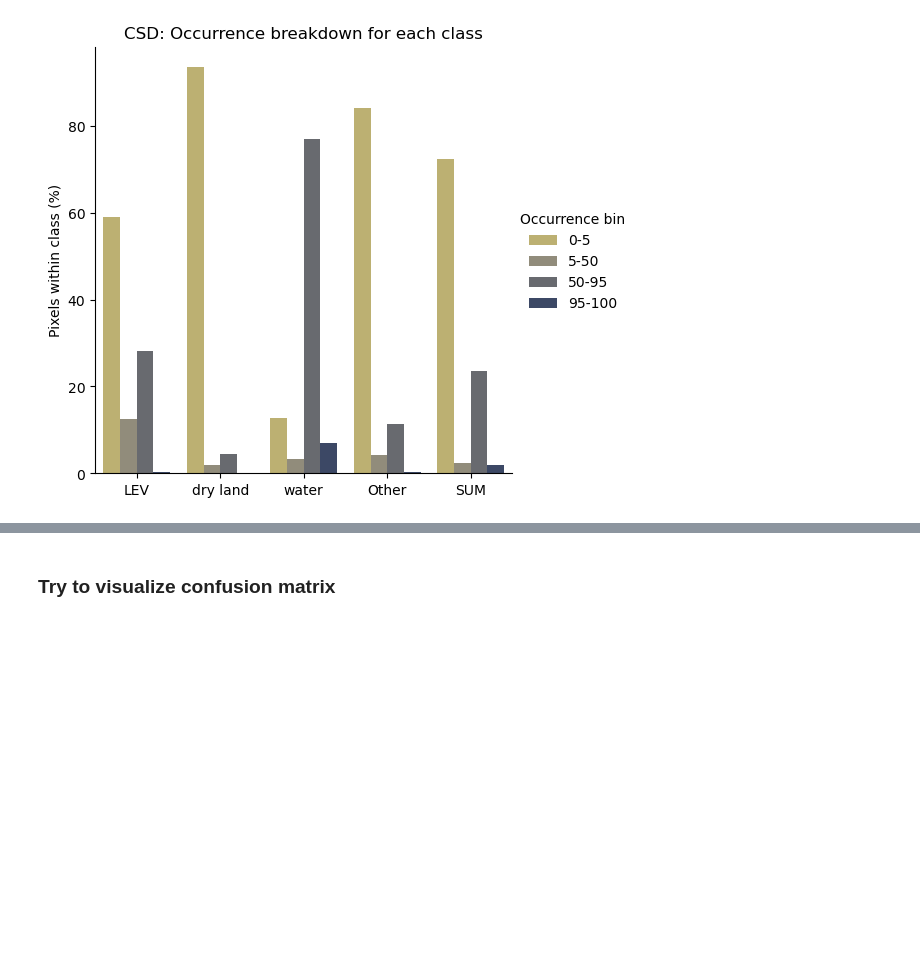
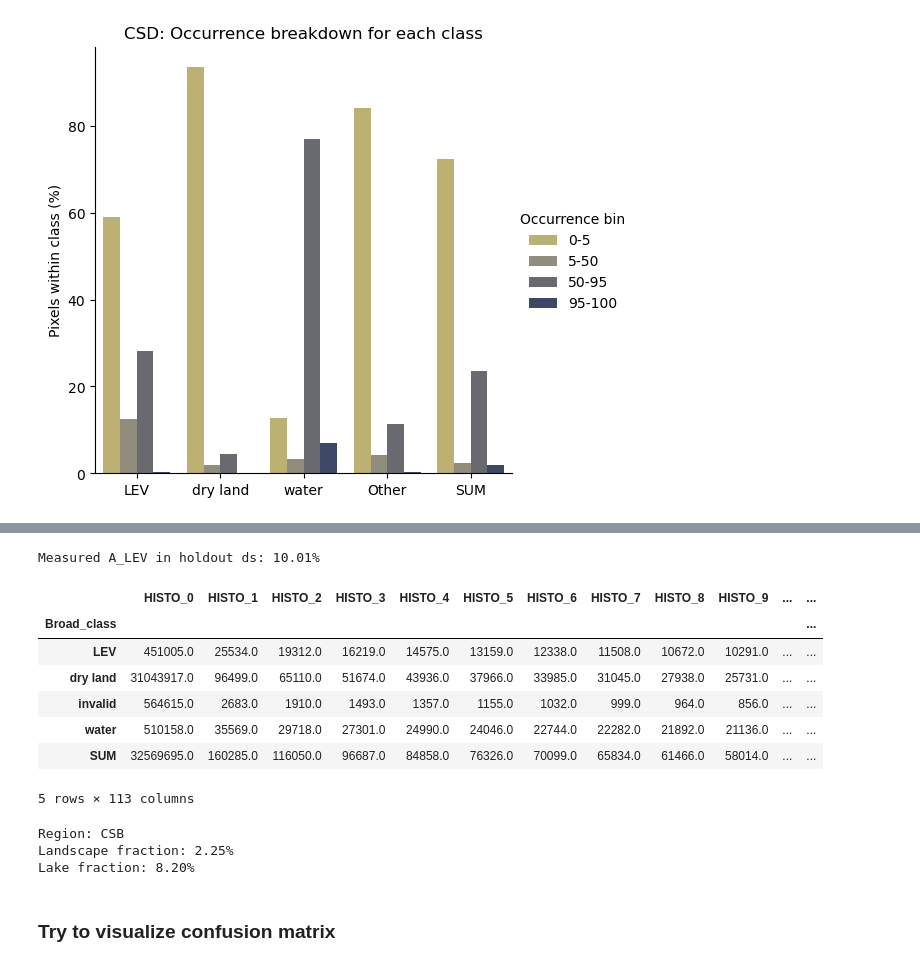
Before and after one commit to ekcomputer/lake-area, a Jupyter notebook: LEV_GSW_overlay.ipynb, the cells around one changed output, grey strips where cells are left out. Saved outputs shown, nothing was run; the diff lists cells and outputs as text; code cells hidden in the pictures; blank space fills up the shorter version.

```diff
--- a/LEV_GSW_overlay.ipynb
+++ b/LEV_GSW_overlay.ipynb
@@ -243,0 +252,7 @@ g.set(title=f'{region}: Occurrence breakdown for each class')
+# %%
+## I/O
+region = 'YF holdout'
+df_pth = '/mnt/g/Ch4/misc/UAVSAR_polygonized/sub_roi/zonal_hist/v2_5m_bic/YF_train_holdout/zonal_hist_w_UAVSAR/YFLATS_190914_mosaic_rcls_brn_zHist_UAV_holdout.shp' # this is zonal histogram of YF UAVSAR against GSW Occurrence
+
+df = gpd.read_file(df_pth, engine='pyogrio')
+df.head()
@@ -244,3 +298,50 @@ g.set(title=f'{region}: Occurrence breakdown for each class')
+# %%
+## Lev percentage TBD
+df['A_LEV'] = (df['wet graminoid'] + df['wet shrubs']) / (df['water'] + df['wet graminoid'] + df['wet shrubs']) # Note: no wet forest present
+a_lev = np.average(df.A_LEV, weights=df.Lake_area)
+print(f'Measured A_LEV in holdout ds: {a_lev:0.2%}')
+# %% [output]
+Measured A_LEV in holdout ds: 10.01%
+# %%
+# Aggregate by class (detailed)
+dfg = df.groupby('Class')
+df_sums = dfg.sum(numeric_only=True)
+df_sums.drop(columns='DN', inplace=True) # drop meaningless columns
+df_sums.loc['SUM', :]=df_sums.sum() # won't actually use this if normalizing by lake area
+
+# Aggregate by class (simple)
+dfgs = df.groupby('Broad_class')
+df_sums_s = dfgs.sum(numeric_only=True)
+df_sums_s.drop(columns='DN', inplace=True)
+df_sums_s.drop(index='non-roi', inplace=True)
+df_sums_s.loc['SUM', :]=df_sums_s.sum() # don't include out of ROI samples, obviously
+
+
+## Save array
+df_sums.to_csv(overlay_pth)
+df_sums_s.to_csv(overlay_pth_s)
+
+## View
+df_sums_s
+# %% [output]
+|  | HISTO_0 | HISTO_1 | HISTO_2 | HISTO_3 | HISTO_4 | HISTO_5 | HISTO_6 | HISTO_7 | HISTO_8 | HISTO_9 | ... | ... |
+| Broad_class |  |  |  |  |  |  |  |  |  |  |  | ... |
+| LEV | 451005.0 | 25534.0 | 19312.0 | 16219.0 | 14575.0 | 13159.0 | 12338.0 | 11508.0 | 10672.0 | 10291.0 | ... | ... |
+| dry land | 31043917.0 | 96499.0 | 65110.0 | 51674.0 | 43936.0 | 37966.0 | 33985.0 | 31045.0 | 27938.0 | 25731.0 | ... | ... |
+| invalid | 564615.0 | 2683.0 | 1910.0 | 1493.0 | 1357.0 | 1155.0 | 1032.0 | 999.0 | 964.0 | 856.0 | ... | ... |
+| water | 510158.0 | 35569.0 | 29718.0 | 27301.0 | 24990.0 | 24046.0 | 22744.0 | 22282.0 | 21892.0 | 21136.0 | ... | ... |
+| SUM | 32569695.0 | 160285.0 | 116050.0 | 96687.0 | 84858.0 | 76326.0 | 70099.0 | 65834.0 | 61466.0 | 58014.0 | ... | ... |
+5 rows × 113 columns
+# %%
+## Compute mean LEV, regardless of Occurrence
+sums = df_sums_s.sum(axis=1)
+print(f'Region: {region}')
+print(f"Landscape fraction: {sums.LEV / (sums.LEV + sums['dry land'] + sums.water):2.2%}")
+print(f"Lake fraction: {sums.LEV / (sums.LEV + sums.water):2.2%}")
+# %% [output]
+Region: CSB
+Landscape fraction: 2.25%
+Lake fraction: 8.20%
 # %% [markdown]
 ### Try to visualize confusion matrix
 # %%
```
Also changed, not shown: parts of 9 cells of this notebook.
